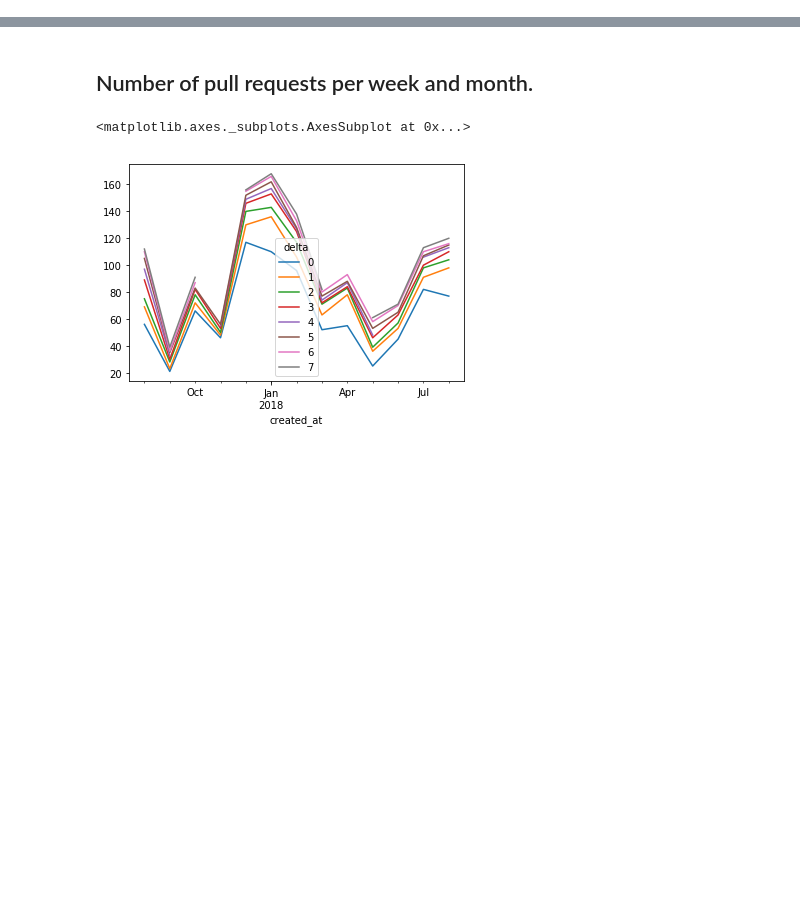
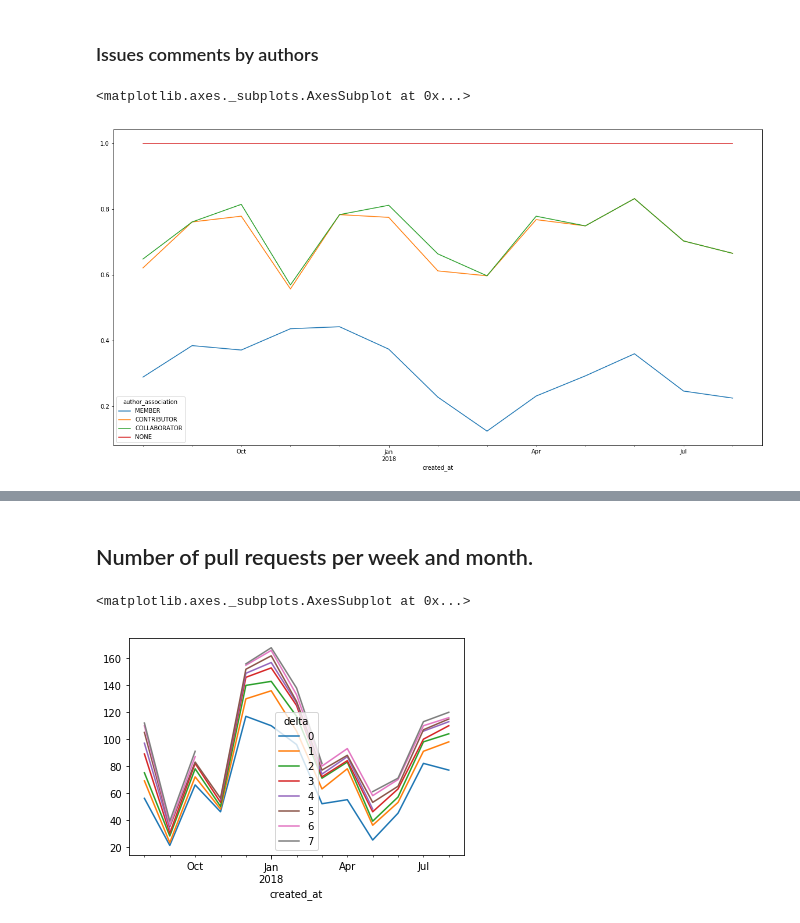
Before and after one commit to deathbeds/deathbeds.github.io, a Jupyter notebook: deathbeds/2018-08-28-Github-project-statistics-and-visualizations.ipynb, the cells around one changed output, grey strips where cells are left out. Saved outputs shown, nothing was run; the diff lists cells and outputs as text; code cells hidden in the pictures; blank space fills up the shorter version.

```diff
--- a/deathbeds/2018-08-28-Github-project-statistics-and-visualizations.ipynb
+++ b/deathbeds/2018-08-28-Github-project-statistics-and-visualizations.ipynb
@@ -15,0 +82,9 @@ df = df.set_index('created_at')
+# %% [markdown]
+### Issues comments by authors
+# %%
+(membership['mean']*membership['count']).pipe(
+    lambda df: df.div(df.sum(axis=1), axis=0)
+).fillna(0).cumsum(axis=1).plot(figsize=(20, 10))
+# %% [output]
+<matplotlib.axes._subplots.AxesSubplot at 0x...>
+[figure, added]
```
Also changed, not shown: parts of 18 cells of this notebook.
